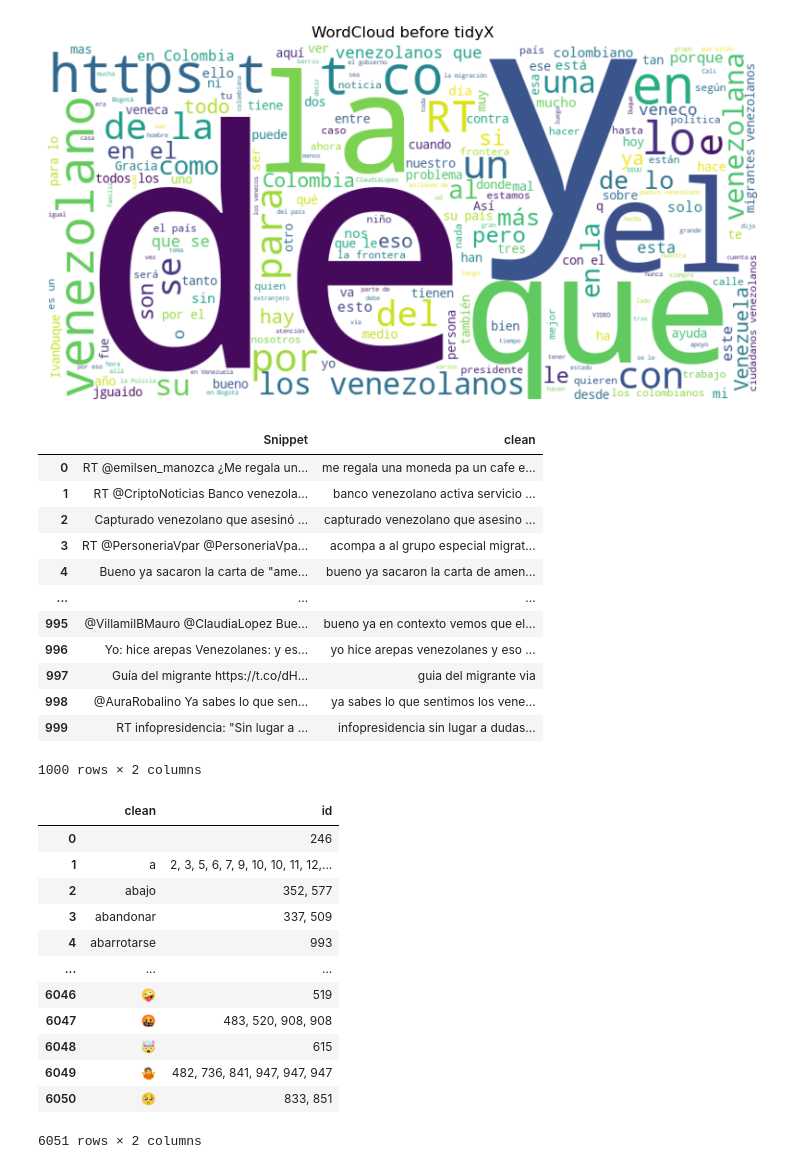
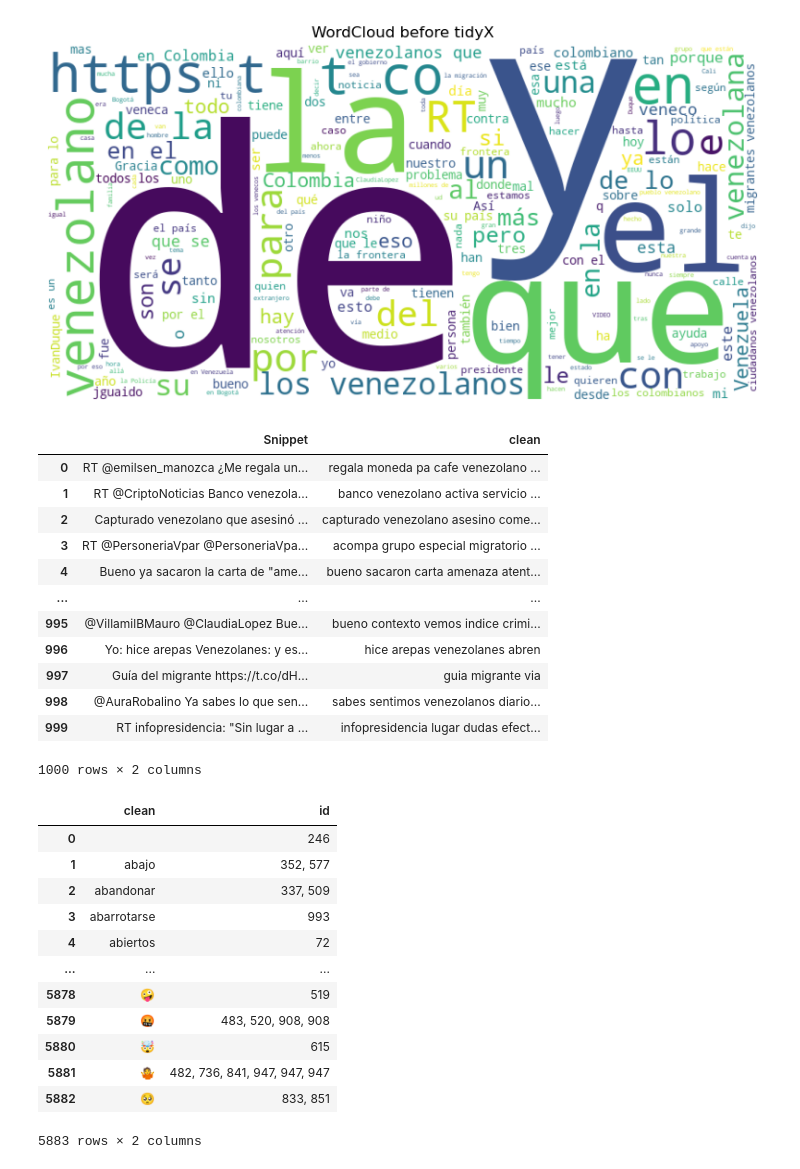
Before and after one commit to lgomezt/tidyX, a Jupyter notebook: docs/source/examples/tutorial.ipynb, the cells around one changed output. Drawn from its saved outputs; the diff is of its cells as text; code cells hidden in the pictures.

```diff
--- a/docs/source/examples/tutorial.ipynb
+++ b/docs/source/examples/tutorial.ipynb
@@ -619,22 +637,22 @@ plt.axis("off");
 # %% [output]
 [figure]
 # %%
-tweets['clean'] = tweets['Snippet'].apply(lambda x: tp.preprocess(x, delete_emojis = False, extract = False))
-tweets['clean'] = tweets['clean'].apply(lambda x: tp.space_between_emojis(x))
+tweets['clean'] = tweets['Snippet'].apply(lambda x: tp.preprocess(x, delete_emojis = False, extract = False,
+                                                                  remove_stopwords = True))
 tweets
 # %% [output]
 |  | Snippet | clean |
-| 0 | RT @emilsen_manozca ¿Me regala un... | me regala una moneda pa un cafe e... |
+| 0 | RT @emilsen_manozca ¿Me regala un... | regala moneda pa cafe venezolano ... |
 | 1 | RT @CriptoNoticias Banco venezola... | banco venezolano activa servicio ... |
-| 2 | Capturado venezolano que asesinó ... | capturado venezolano que asesino ... |
-| 3 | RT @PersoneriaVpar @PersoneriaVpa... | acompa a al grupo especial migrat... |
-| 4 | Bueno ya sacaron la carta de "ame... | bueno ya sacaron la carta de amen... |
+| 2 | Capturado venezolano que asesinó ... | capturado venezolano asesino come... |
+| 3 | RT @PersoneriaVpar @PersoneriaVpa... | acompa grupo especial migratorio ... |
+| 4 | Bueno ya sacaron la carta de "ame... | bueno sacaron carta amenaza atent... |
 | ... | ... | ... |
-| 995 | @VillamilBMauro @ClaudiaLopez Bue... | bueno ya en contexto vemos que el... |
-| 996 | Yo: hice arepas Venezolanes: y es... | yo hice arepas venezolanes y eso ... |
-| 997 | Guía del migrante https://t.co/dH... | guia del migrante via |
-| 998 | @AuraRobalino Ya sabes lo que sen... | ya sabes lo que sentimos los vene... |
-| 999 | RT infopresidencia: "Sin lugar a ... | infopresidencia sin lugar a dudas... |
+| 995 | @VillamilBMauro @ClaudiaLopez Bue... | bueno contexto vemos indice crimi... |
+| 996 | Yo: hice arepas Venezolanes: y es... | hice arepas venezolanes abren |
+| 997 | Guía del migrante https://t.co/dH... | guia migrante via |
+| 998 | @AuraRobalino Ya sabes lo que sen... | sabes sentimos venezolanos diario... |
+| 999 | RT infopresidencia: "Sin lugar a ... | infopresidencia lugar dudas efect... |
 1000 rows × 2 columns
 # %%
 token_df = tp.unnest_tokens(df = tweets.copy(), input_column = "clean", id_col = None, unique = True)
@@ -642,17 +660,17 @@ token_df
 # %% [output]
 |  | clean | id |
 | 0 |  | 246 |
-| 1 | a | 2, 3, 5, 6, 7, 9, 10, 10, 11, 12,... |
-| 2 | abajo | 352, 577 |
-| 3 | abandonar | 337, 509 |
-| 4 | abarrotarse | 993 |
+| 1 | abajo | 352, 577 |
+| 2 | abandonar | 337, 509 |
+| 3 | abarrotarse | 993 |
+| 4 | abiertos | 72 |
 | ... | ... | ... |
-| 6046 | 🤪 | 519 |
-| 6047 | 🤬 | 483, 520, 908, 908 |
-| 6048 | 🤯 | 615 |
-| 6049 | 🤷 | 482, 736, 841, 947, 947, 947 |
-| 6050 | 🥺 | 833, 851 |
+| 5878 | 🤪 | 519 |
+| 5879 | 🤬 | 483, 520, 908, 908 |
+| 5880 | 🤯 | 615 |
+| 5881 | 🤷 | 482, 736, 841, 947, 947, 947 |
+| 5882 | 🥺 | 833, 851 |
-6051 rows × 2 columns
+5883 rows × 2 columns
 # %%
 # Load spacy's model
 model = spacy.load('es_core_news_lg')
```
Also changed, not shown: parts of 11 cells of this notebook, 30 other files.
